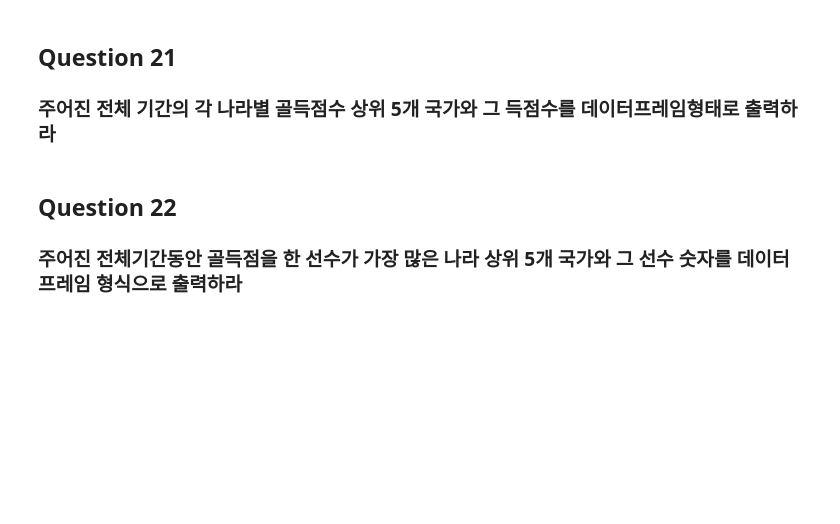
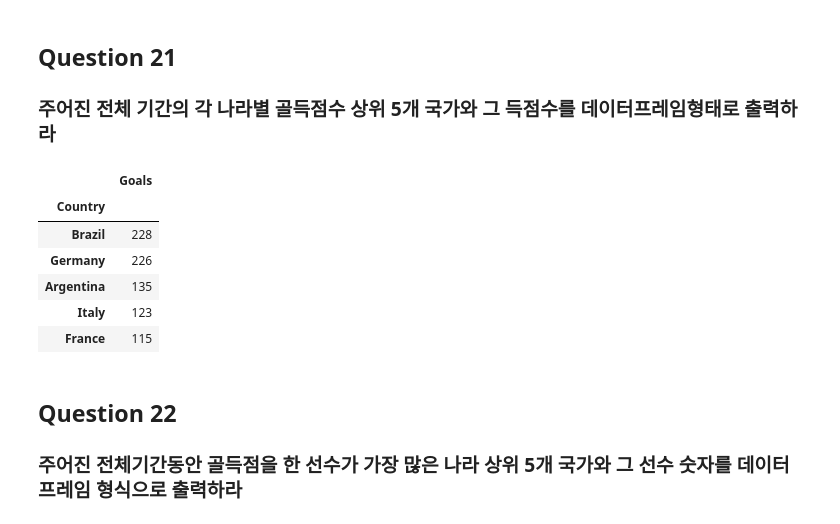
Before and after one commit to applesatang/my, a Jupyter notebook: pandas/1q.ipynb, the cells around one changed output. Drawn from its saved outputs; the diff is of its cells as text; code cells hidden in the pictures; blank space fills up the shorter version.

```diff
--- a/pandas/1q.ipynb
+++ b/pandas/1q.ipynb
@@ -426,6 +436,16 @@ df.head()
 # %% [markdown]
 ## Question 21
 ### **주어진 전체 기간의 각 나라별 골득점수 상위 5개 국가와 그 득점수를 데이터프레임형태로 출력하라**
+# %%
+df.groupby('Country').sum('Goals').sort_values('Goals', ascending = False).head(5)
+# %% [output]
+|  | Goals |
+| Country |  |
+| Brazil | 228 |
+| Germany | 226 |
+| Argentina | 135 |
+| Italy | 123 |
+| France | 115 |
 # %% [markdown]
 ## Question 22
 ### **주어진 전체기간동안 골득점을 한 선수가 가장 많은 나라 상위 5개 국가와 그 선수 숫자를 데이터 프레임 형식으로 출력하라**
```
Also changed, not shown: parts of 40 cells of this notebook.
